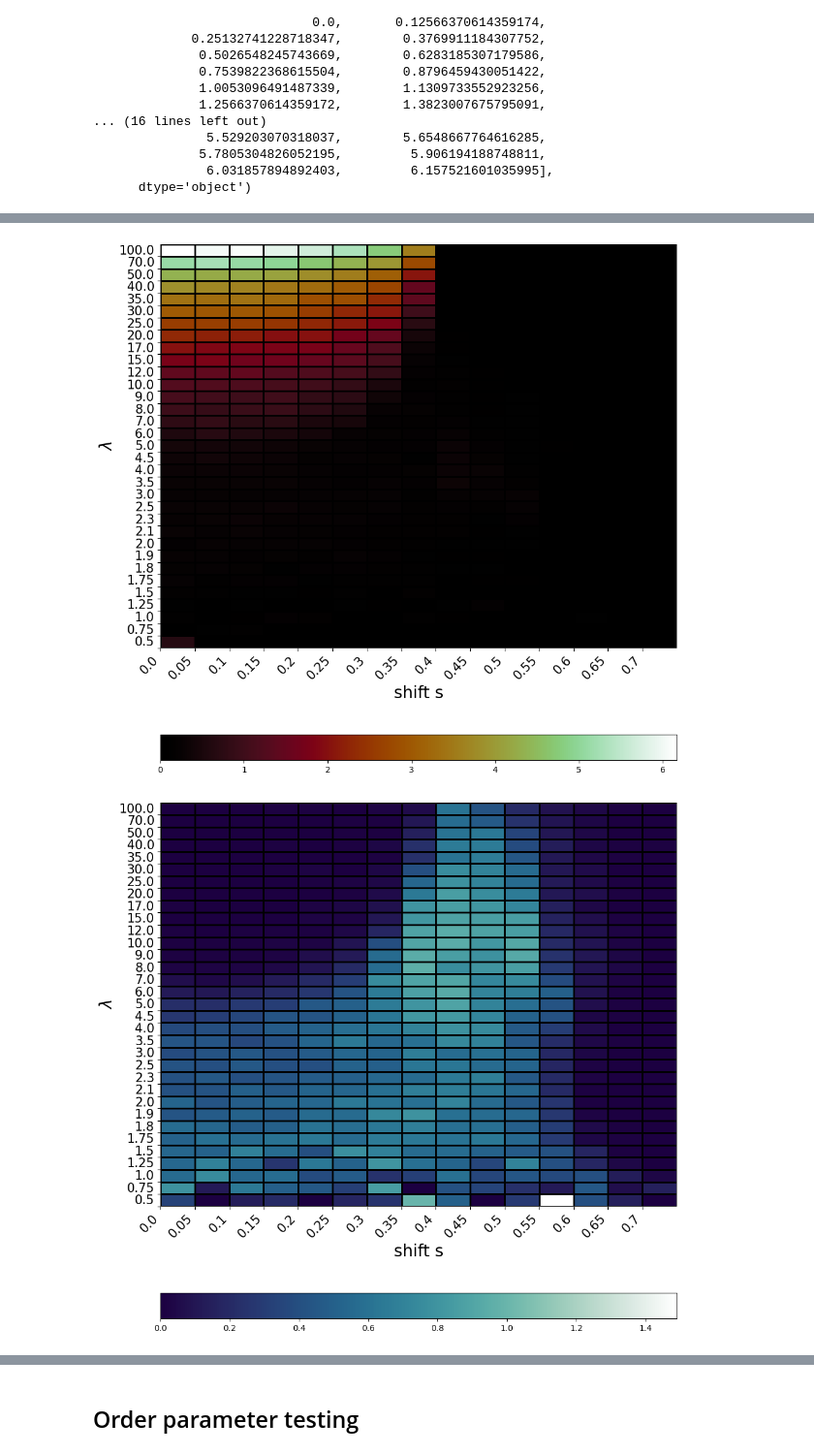
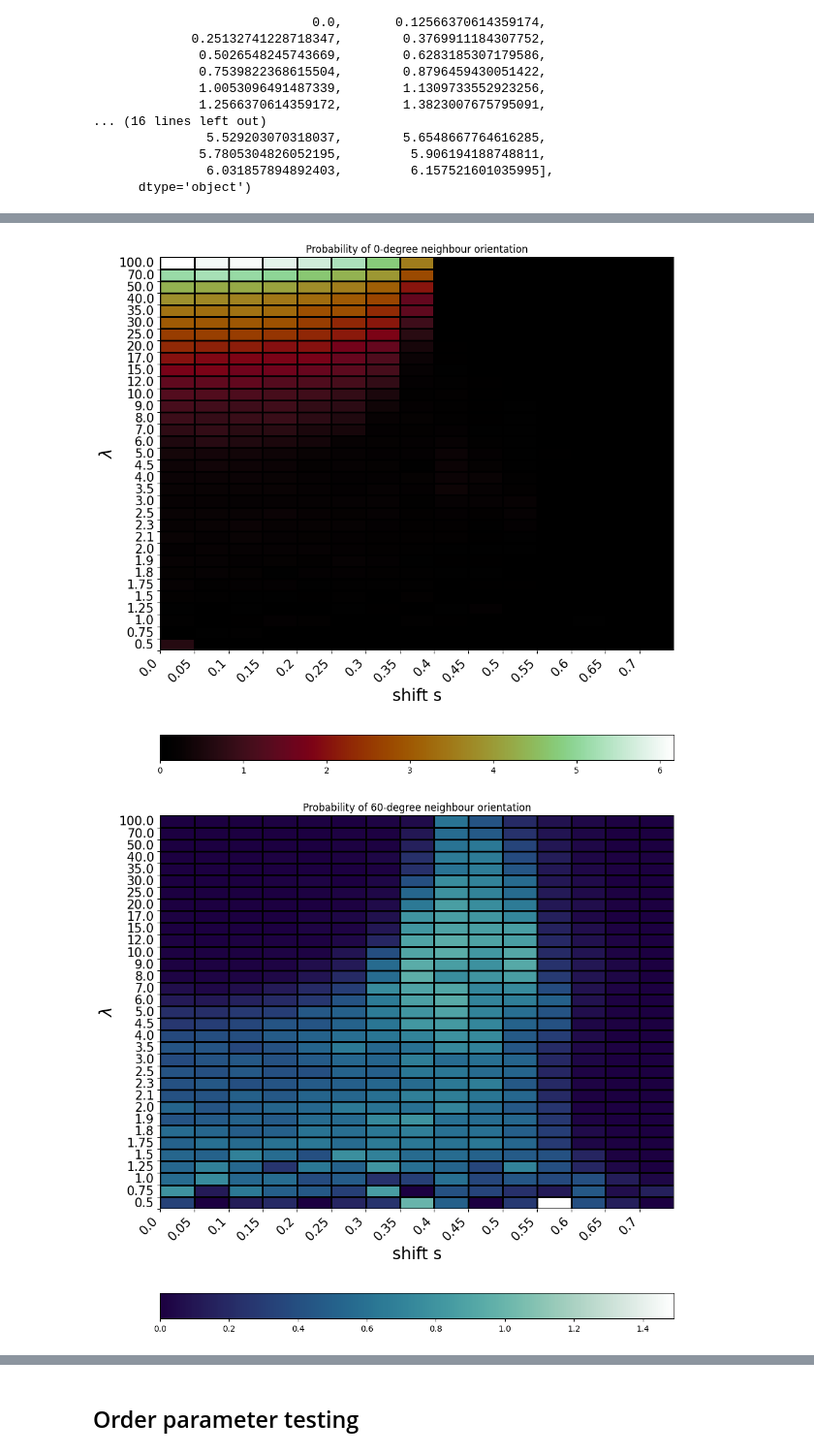
Before and after one commit to OljaOctagon/MagneticParticles, a Jupyter notebook: rigid_magnetic/mag2p_plot_bonds.ipynb, the cells around one changed output, grey strips where cells are left out. Shown at 97% size. Drawn from its saved outputs; the diff is of its cells as text; code cells hidden in the pictures.

```diff
--- a/rigid_magnetic/mag2p_plot_bonds.ipynb
+++ b/rigid_magnetic/mag2p_plot_bonds.ipynb
@@ -11,7 +11,10 @@ import cmasher as cmr
 #dir="/media/carina/vsc3_backup_big/vsc4-backup/mag2patch/mag2patch/MAG2P_nbonded-2025-2-14-19:59:9.pickle"
 #dir="/media/carina/vsc3_backup_big/vsc4-backup/mag2patch/mag2patch/MAG2P_nbonded-2025-3-4-18:34:52.pickle"
 
-dir = "/home/karner/Documents/github/MagneticParticles/rigid_magnetic/results/MAG2P_order_parameters-2025-5-5-19:38:49.pickle"
+#dir = "/home/karner/Documents/github/MagneticParticles/rigid_magnetic/results/MAG2P_order_parameters-2025-5-5-19:38:49.pickle"
+dir = "/media/carina/vsc3_backup_big/vsc4-backup/mag2patch/mag2patch/MAG2P_order_parameters-2025-5-5-19:38:49.pickle"
+
+
 df = pd.read_pickle(dir)
 
 print(df["lambda"].unique())
@@ -34,6 +37,7 @@ degree_60 = df.groupby(["lambda","shift"])[1.0053096491487339].mean().reset_inde
 degree_0 = df.groupby(["lambda","shift"])[0.0].mean().reset_index()
 degree_7 = df.groupby(["lambda","shift"])[0.12566370614359174].mean().reset_index()
 degree_90 = df.groupby(["lambda","shift"])[1.5079644737231008].mean().reset_index()
+second_neighbours = df.groupby(["lambda","shift"])["mean_second_neighbours"].mean().reset_index()
 # %% [output]
 [70.0 30.0 40.0 1.8 25.0 50.0 35.0 2.3 1.0 2.5 0.75 9.0 100.0 0.5 17.0
  1.25 1.5 10.0 8.0 3.0 20.0 7.0 1.75 6.0 12.0 4.0 2.0 1.9 3.5 5.0 15.0 4.5
@@ -100,7 +104,7 @@ Index([                'file_id',                  'lambda',
       dtype='object')
 # %%
 
-def heatmap(df,colormap):
+def heatmap(df,colormap, title):
 
 
     shifts = df["shift"].unique()
@@ -144,8 +148,10 @@ def heatmap(df,colormap):
 
     mappable = im.get_children()[0]
     #plt.colorbar(mappable, ax=axes, orientation="horizontal")
+    plt.title(title)
     plt.colorbar(mappable, ax=ax, orientation="horizontal")
     plt.tight_layout()
+    plt.savefig(title+".png", dpi=400)
     plt.show()
 # %%
 
@@ -168,9 +174,9 @@ heatmap(size,cmr.toxic)
 # %%
-heatmap(degree_0,cmr.apple)
+heatmap(degree_0,cmr.apple, "Probability of 0-degree neighbour orientation")
 
-heatmap(degree_60,cmr.ocean)
-heatmap(degree_90, cmr.horizon)
-heatmap(degree_7,cmr.apple)
+heatmap(degree_60,cmr.ocean, "Probability of 60-degree neighbour orientation")
+heatmap(degree_90, cmr.horizon, "Probability of 90-degree neighbour orientation")
+heatmap(degree_7,cmr.apple, "Probability of 7-degree neighbour orientation")
 # %% [output]
-[figure, old version]
+[figure, new version]
-[figure, old version]
+[figure, new version]
```
Also changed, not shown: parts of 7 cells of this notebook, 1 other file.
